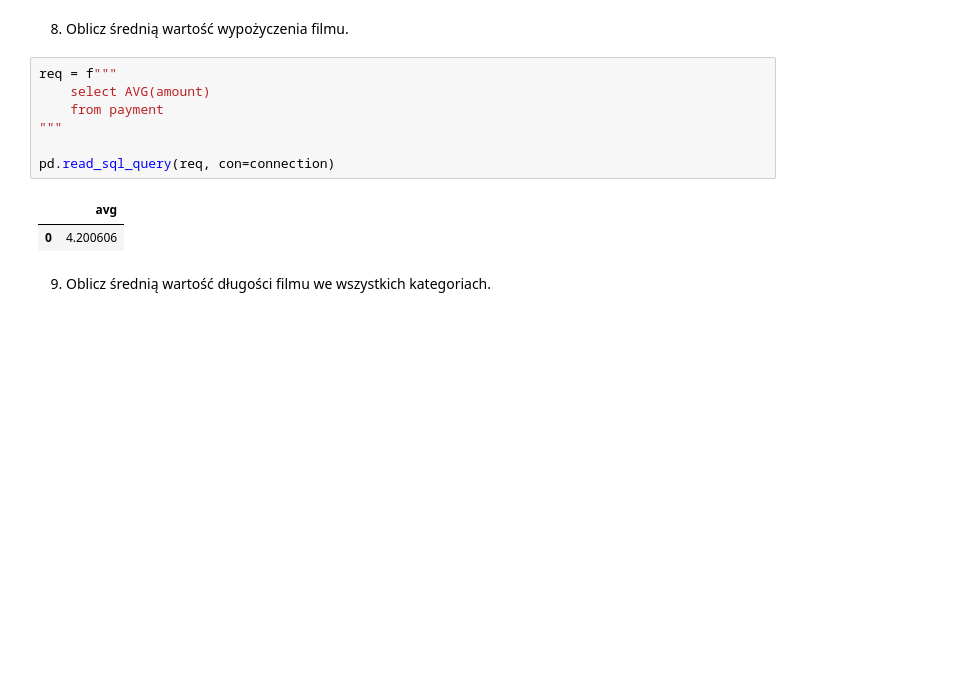
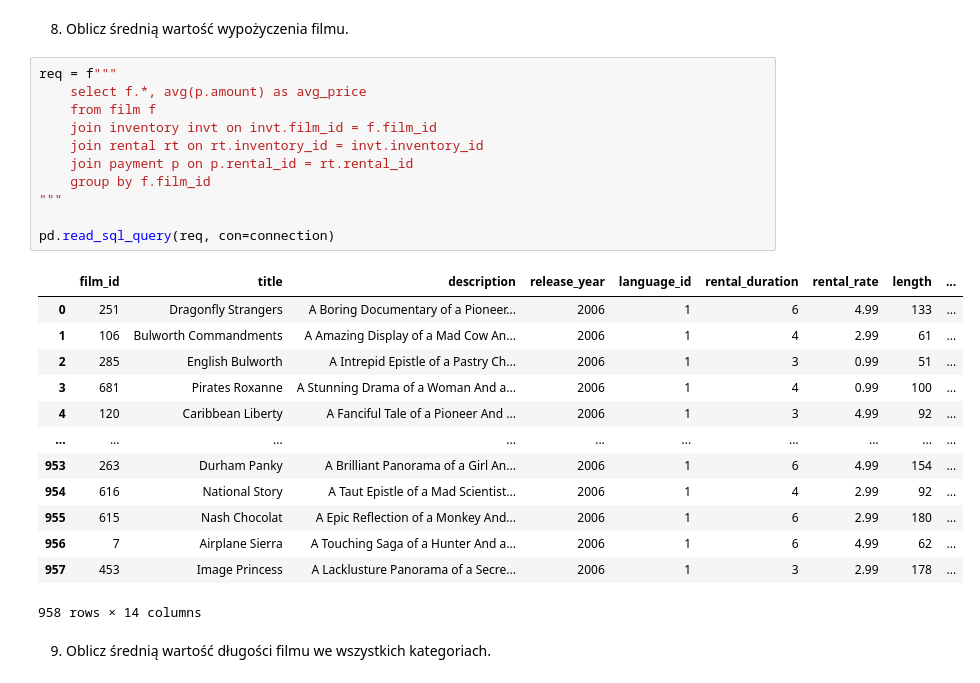
Before and after one commit to MariuszKuchtaAgh/ABD_laboratorium, a Jupyter notebook: lab_4__281021/raport.ipynb, the cells around one changed output. Drawn from its saved outputs; the diff is of its cells as text; blank space fills up the shorter version.

```diff
--- a/lab_4__281021/raport.ipynb
+++ b/lab_4__281021/raport.ipynb
@@ -496,16 +496,31 @@ pd.read_sql_query(req, con=connection)
 599 rows × 3 columns
 # %% [markdown]
 8. Oblicz średnią wartość wypożyczenia filmu.
-# %%
-req = f"""
-    select AVG(amount)
-    from payment
-"""
-
-pd.read_sql_query(req, con=connection)
-# %% [output]
-|  | avg |
-| 0 | 4.200606 |
+# %%
+req = f"""
+    select f.*, avg(p.amount) as avg_price
+    from film f
+    join inventory invt on invt.film_id = f.film_id
+    join rental rt on rt.inventory_id = invt.inventory_id
+    join payment p on p.rental_id = rt.rental_id
+    group by f.film_id
+"""
+
+pd.read_sql_query(req, con=connection)
+# %% [output]
+|  | film_id | title | description | release_year | language_id | rental_duration | rental_rate | length | ... |
+| 0 | 251 | Dragonfly Strangers | A Boring Documentary of a Pioneer... | 2006 | 1 | 6 | 4.99 | 133 | ... |
+| 1 | 106 | Bulworth Commandments | A Amazing Display of a Mad Cow An... | 2006 | 1 | 4 | 2.99 | 61 | ... |
+| 2 | 285 | English Bulworth | A Intrepid Epistle of a Pastry Ch... | 2006 | 1 | 3 | 0.99 | 51 | ... |
+| 3 | 681 | Pirates Roxanne | A Stunning Drama of a Woman And a... | 2006 | 1 | 4 | 0.99 | 100 | ... |
+| 4 | 120 | Caribbean Liberty | A Fanciful Tale of a Pioneer And ... | 2006 | 1 | 3 | 4.99 | 92 | ... |
+| ... | ... | ... | ... | ... | ... | ... | ... | ... | ... |
+| 953 | 263 | Durham Panky | A Brilliant Panorama of a Girl An... | 2006 | 1 | 6 | 4.99 | 154 | ... |
+| 954 | 616 | National Story | A Taut Epistle of a Mad Scientist... | 2006 | 1 | 4 | 2.99 | 92 | ... |
+| 955 | 615 | Nash Chocolat | A Epic Reflection of a Monkey And... | 2006 | 1 | 6 | 2.99 | 180 | ... |
+| 956 | 7 | Airplane Sierra | A Touching Saga of a Hunter And a... | 2006 | 1 | 6 | 4.99 | 62 | ... |
+| 957 | 453 | Image Princess | A Lacklusture Panorama of a Secre... | 2006 | 1 | 3 | 2.99 | 178 | ... |
+958 rows × 14 columns
 # %% [markdown]
 9. Oblicz średnią wartość długości filmu we wszystkich kategoriach.
 # %%
```
